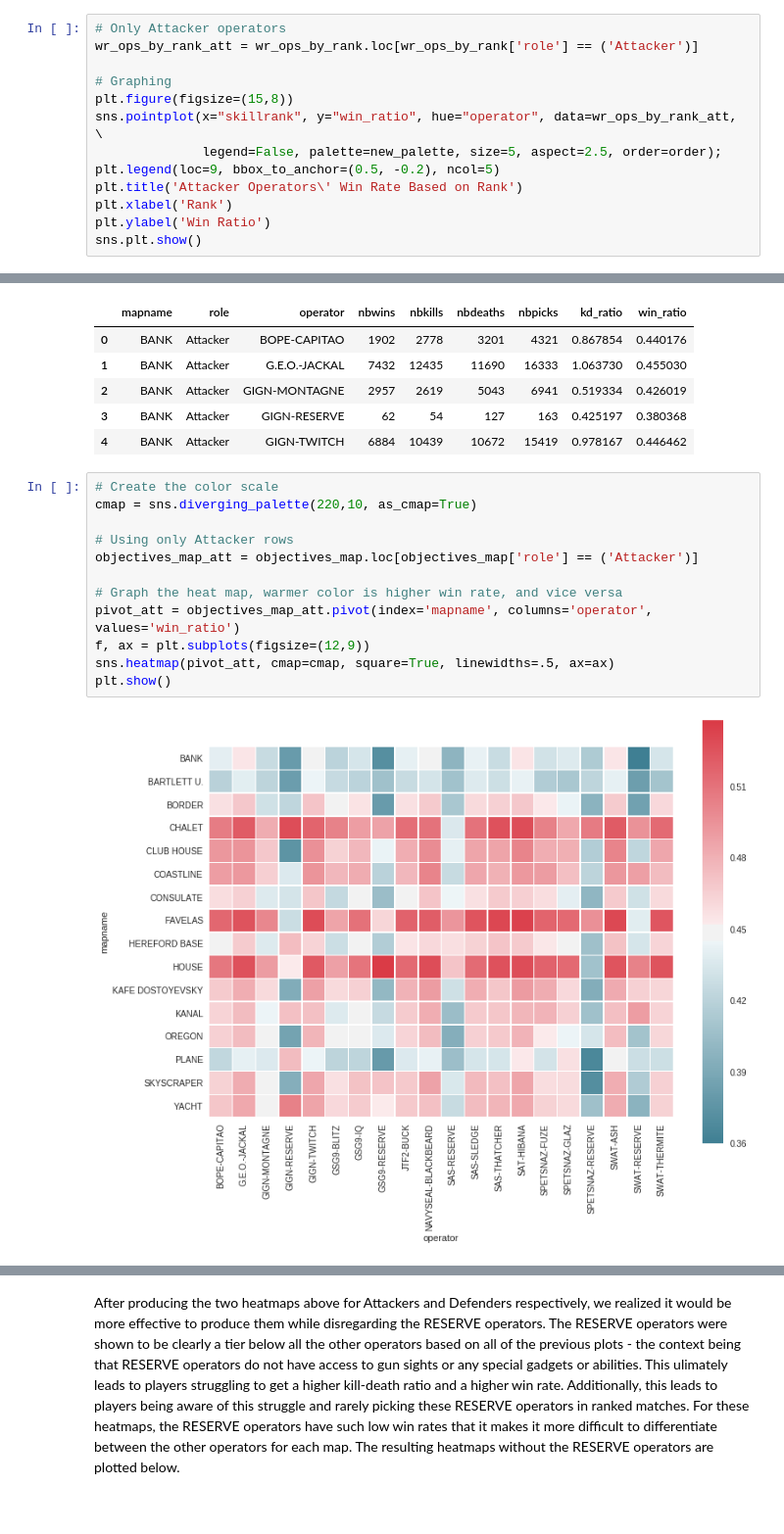
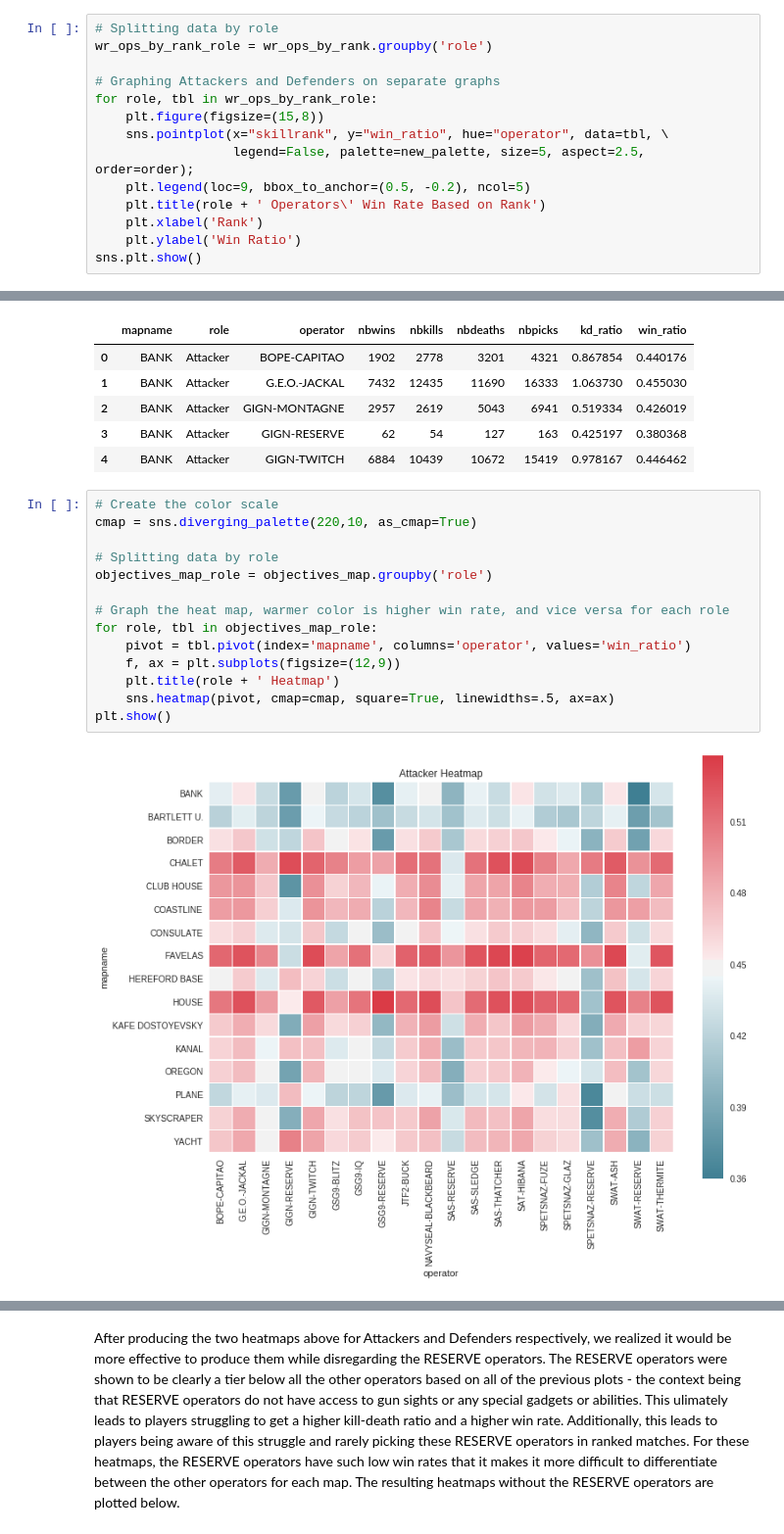
Before and after one commit to jiglesia3/jiglesia3.github.io, a Jupyter notebook: Final Tutorial.ipynb, the cells around one changed output, grey strips where cells are left out. Shown at 98% size. Drawn from its saved outputs; the diff is of its cells as text.

```diff
--- a/Final Tutorial.ipynb
+++ b/Final Tutorial.ipynb
@@ -380,17 +333,18 @@ wr_ops_by_rank.head()
 | 3 | Bronze | Attacker | GIGN-RESERVE | 377 | 432 | 701 | 946 | 0.398520 |
 | 4 | Bronze | Attacker | GIGN-TWITCH | 25733 | 35115 | 36318 | 53941 | 0.477058 |
 # %%
-# Only Attacker operators
-wr_ops_by_rank_att = wr_ops_by_rank.loc[wr_ops_by_rank['role'] == ('Attacker')]
+# Splitting data by role
+wr_ops_by_rank_role = wr_ops_by_rank.groupby('role')
 
-# Graphing
-plt.figure(figsize=(15,8))
-sns.pointplot(x="skillrank", y="win_ratio", hue="operator", data=wr_ops_by_rank_att, \
-              legend=False, palette=new_palette, size=5, aspect=2.5, order=order);
-plt.legend(loc=9, bbox_to_anchor=(0.5, -0.2), ncol=5)
-plt.title('Attacker Operators\' Win Rate Based on Rank')
-plt.xlabel('Rank')
-plt.ylabel('Win Ratio')
+# Graphing Attackers and Defenders on separate graphs
+for role, tbl in wr_ops_by_rank_role:
+    plt.figure(figsize=(15,8))
+    sns.pointplot(x="skillrank", y="win_ratio", hue="operator", data=tbl, \
+                  legend=False, palette=new_palette, size=5, aspect=2.5, order=order);
+    plt.legend(loc=9, bbox_to_anchor=(0.5, -0.2), ncol=5)
+    plt.title(role + ' Operators\' Win Rate Based on Rank')
+    plt.xlabel('Rank')
+    plt.ylabel('Win Ratio')
 sns.plt.show()
 # %% [output]
 [figure]
@@ -440,14 +379,16 @@ objectives_map.head()
 # %%
 # Create the color scale
 cmap = sns.diverging_palette(220,10, as_cmap=True)
 
-# Using only Attacker rows
-objectives_map_att = objectives_map.loc[objectives_map['role'] == ('Attacker')]
+# Splitting data by role
+objectives_map_role = objectives_map.groupby('role')
 
-# Graph the heat map, warmer color is higher win rate, and vice versa
-pivot_att = objectives_map_att.pivot(index='mapname', columns='operator', values='win_ratio')
-f, ax = plt.subplots(figsize=(12,9))
-sns.heatmap(pivot_att, cmap=cmap, square=True, linewidths=.5, ax=ax)
+# Graph the heat map, warmer color is higher win rate, and vice versa for each role
+for role, tbl in objectives_map_role:
+    pivot = tbl.pivot(index='mapname', columns='operator', values='win_ratio')
+    f, ax = plt.subplots(figsize=(12,9))
+    plt.title(role + ' Heatmap')
+    sns.heatmap(pivot, cmap=cmap, square=True, linewidths=.5, ax=ax)
 plt.show()
 # %% [output]
-[figure, old version]
+[figure, new version]
```
Also changed, not shown: parts of 42 cells of this notebook.
